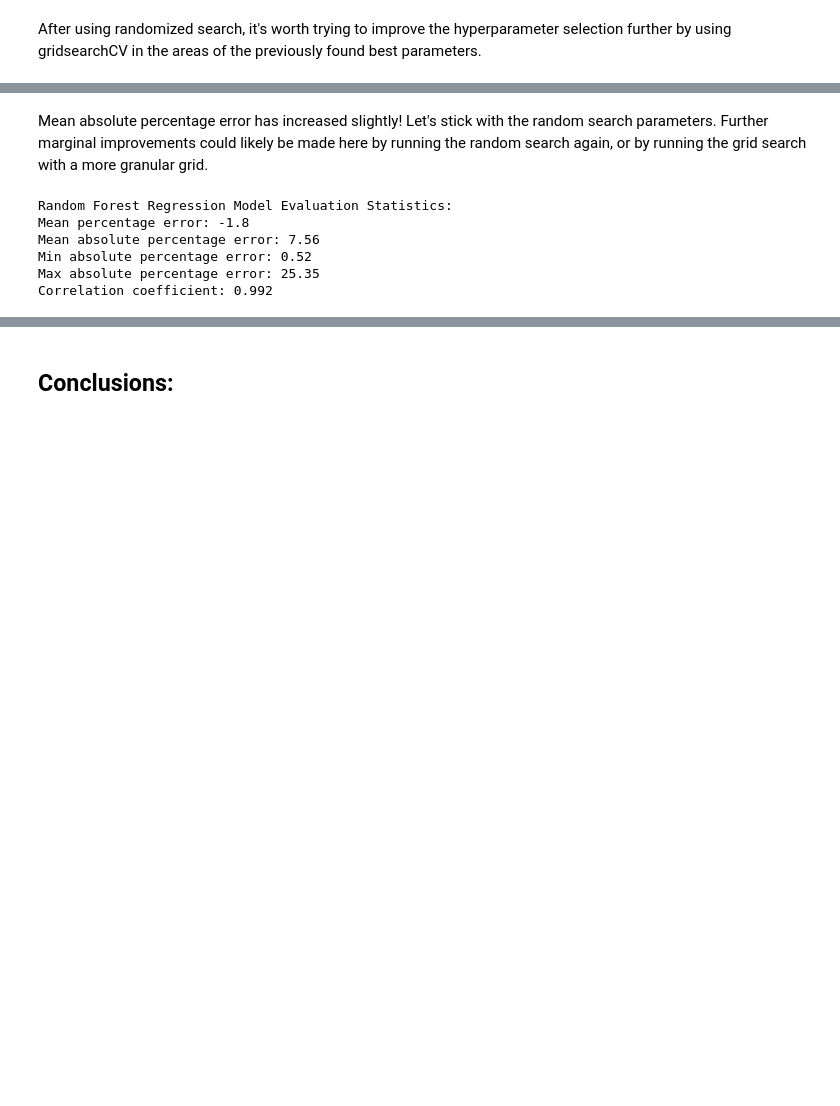
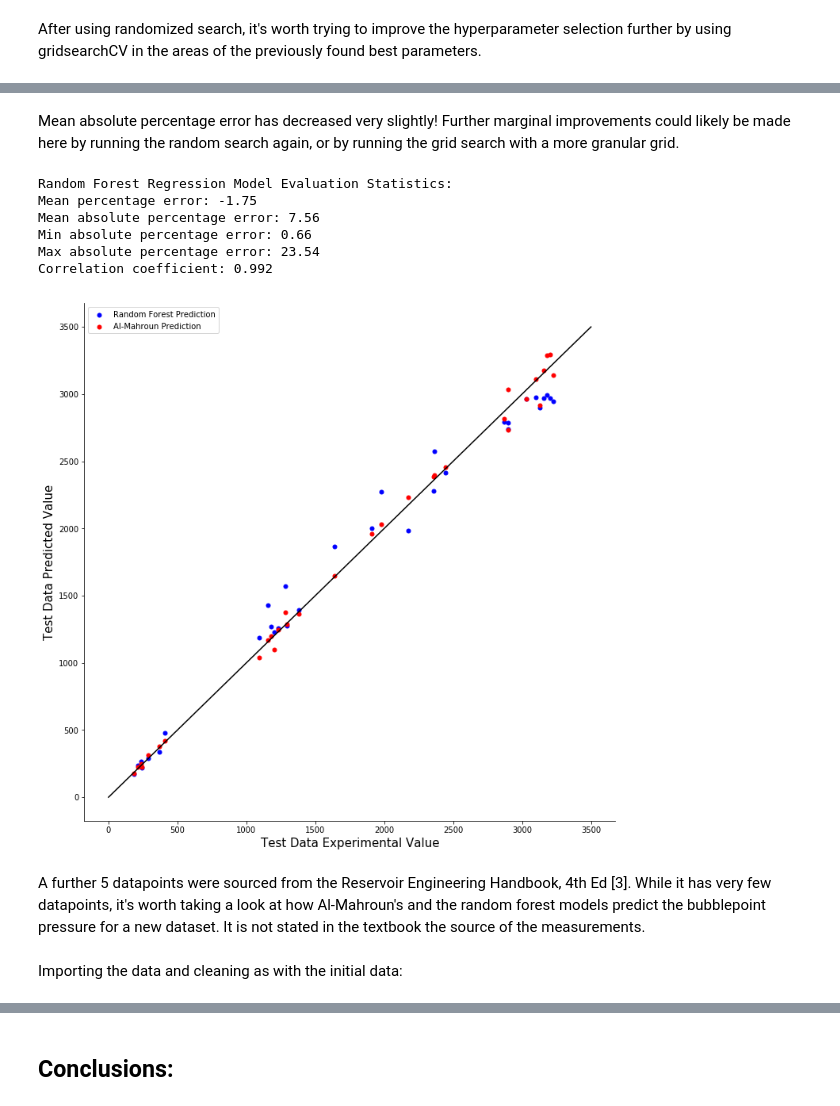
Before and after one commit to connormca12/Springboard-Projects, a Jupyter notebook: predicting_bubblepoint_pressure/notebooks/predict_bpp.ipynb, the cells around one changed output, grey strips where cells are left out. Saved outputs shown, nothing was run; the diff lists cells and outputs as text; code cells hidden in the pictures; blank space fills up the shorter version.

```diff
--- a/predicting_bubblepoint_pressure/notebooks/predict_bpp.ipynb
+++ b/predicting_bubblepoint_pressure/notebooks/predict_bpp.ipynb
@@ -297,11 +306,11 @@ rf_reg = RandomForestRegressor()
 # Setting hyperparameter search space for RandomizedSearchCV
 
 # Number of trees in random forest
-n_estimators = [int(x) for x in np.linspace(start = 100, stop = 2000, num = 10)]
+n_estimators = [int(x) for x in np.linspace(start = 100, stop = 5000, num = 10)]
 # Number of features to consider at every split
 max_features = ['auto', 'log2', None]
 # Maximum number of levels in tree
-max_depth = [int(x) for x in np.linspace(2, 112, num = 10)]
+max_depth = [int(x) for x in np.linspace(2, 182, num = 10)]
 max_depth.append(None)
 # Minimum number of samples required to split a node
 min_samples_split = [2, 3, 4, 5, 10, 15, 20]
@@ -318,8 +327,8 @@ random_grid = {'n_estimators': n_estimators,
                'min_samples_leaf': min_samples_leaf,
                'bootstrap': bootstrap}
 # %%
-# Create randomizedsearchCV object - 3 fold cross validation, 1000 iterations
-rf_random = RandomizedSearchCV(estimator = rf_reg, param_distributions = random_grid, n_iter = 1000, cv = 3, verbose=2, random_state=42, n_jobs = -1)
+# Create randomizedsearchCV object - 5 fold cross validation, 1000 iterations
+rf_random = RandomizedSearchCV(estimator = rf_reg, param_distributions = random_grid, n_iter = 1000, cv = 5, verbose=2, random_state=42, n_jobs = -1)
 # %%
 # Perform randomized search
 rf_random.fit(X_train, y_train)
@@ -375,11 +398,11 @@ mean_absolute_percentage_error(y_test, rf_reg_opt.predict(X_test))
 After using randomized search, it's worth trying to improve the hyperparameter selection further by using gridsearchCV in the areas of the previously found best parameters.
 # %%
 # Number of trees in random forest
-gs_n_estimators = [int(x) for x in np.linspace(start = 500, stop = 1500, num = 50)]
+gs_n_estimators = [int(x) for x in np.linspace(start = 4500, stop = 5500, num = 50)]
 # Number of features to consider at every split
 gs_max_features = [None]
 # Maximum number of levels in tree
-gs_max_depth = [int(x) for x in np.linspace(40, 80, num = 5)]
+gs_max_depth = [int(x) for x in np.linspace(140, 180, num = 2)]
 gs_max_depth.append(None)
 # Minimum number of samples required to split a node
 gs_min_samples_split = [2, 3, 4]
@@ -442,16 +466,42 @@ mean_absolute_percentage_error(y_test, rf_reg_opt_grid.predict(X_test))
 # %% [markdown]
-Mean absolute percentage error has increased slightly! Let's stick with the random search parameters. Further marginal improvements could likely be made here by running the random search again, or by running the grid search with a more granular grid.
+Mean absolute percentage error has decreased very slightly! Further marginal improvements could likely be made here by running the random search again, or by running the grid search with a more granular grid.
 # %%
 print('Random Forest Regression Model Evaluation Statistics:')
-print('Mean percentage error: {}'.format(round(mean_percentage_error(y_test,rf_reg_opt.predict(X_test)), 2)))
-print('Mean absolute percentage error: {}'.format(round(mean_absolute_percentage_error(y_test,rf_reg_opt.predict(X_test)), 2)))
-print('Min absolute percentage error: {}'.format(round(min_absolute_percentage_error(y_test,rf_reg_opt.predict(X_test)), 2)))
-print('Max absolute percentage error: {}'.format(round(max_absolute_percentage_error(y_test,rf_reg_opt.predict(X_test)), 2)))
-print('Correlation coefficient: {}'.format(round(pearsonr(y_test,rf_reg_opt.predict(X_test))[0], 3)))
+print('Mean percentage error: {}'.format(round(mean_percentage_error(y_test,rf_reg_opt_grid.predict(X_test)), 2)))
+print('Mean absolute percentage error: {}'.format(round(mean_absolute_percentage_error(y_test,rf_reg_opt_grid.predict(X_test)), 2)))
+print('Min absolute percentage error: {}'.format(round(min_absolute_percentage_error(y_test,rf_reg_opt_grid.predict(X_test)), 2)))
+print('Max absolute percentage error: {}'.format(round(max_absolute_percentage_error(y_test,rf_reg_opt_grid.predict(X_test)), 2)))
+print('Correlation coefficient: {}'.format(round(pearsonr(y_test,rf_reg_opt_grid.predict(X_test))[0], 3)))
 # %% [output]
 Random Forest Regression Model Evaluation Statistics:
-Mean percentage error: -1.8
+Mean percentage error: -1.75
 Mean absolute percentage error: 7.56
-Min absolute percentage error: 0.52
-Max absolute percentage error: 25.35
+Min absolute percentage error: 0.66
+Max absolute percentage error: 23.54
 Correlation coefficient: 0.992
+# %%
+# Plot the predicted values vs the actual values of bubblepoint pressure
+
+# Calculate Al-Mahroun predictions (also given in his paper) using the above equation
+AM_pred_ytest = 5.38088 / 1000 *(X_test['gor'] ** 0.715082) * (X_test['yg'] ** -1.877840) * (X_test['y_0'] ** 3.143700) * ((X_test['T']) ** 1.326570)
+
+fig, ax = plt.subplots(figsize=(12, 12))
+plt.scatter(y_test, rf_reg_opt_grid.predict(X_test), s=25, c='blue')
+plt.scatter(y_test, AM_pred_ytest, s=25,  c='red')
+plt.legend(['Random Forest Prediction', 'Al-Mahroun Prediction'])
+plt.plot([0,3500], [0,3500], '-', c='black')
+plt.xlabel("Test Data Experimental Value", fontsize=15)
+plt.ylabel("Test Data Predicted Value", fontsize=15)
+
+ax.spines['top'].set_color('none')
+ax.spines['right'].set_color('none')
+
+plt.savefig('1a_fitted_vs_actual', bbox_inches='tight')
+
+plt.show()
+# %% [output]
+[figure, added]
+# %% [markdown]
+A further 5 datapoints were sourced from the Reservoir Engineering Handbook, 4th Ed [3]. While it has very few datapoints, it's worth taking a look at how Al-Mahroun's and the random forest models predict the bubblepoint pressure for a new dataset. It is not stated in the textbook the source of the measurements.
+# %% [markdown]
+Importing the data and cleaning as with the initial data:
```
Also changed, not shown: parts of 32 cells of this notebook.
